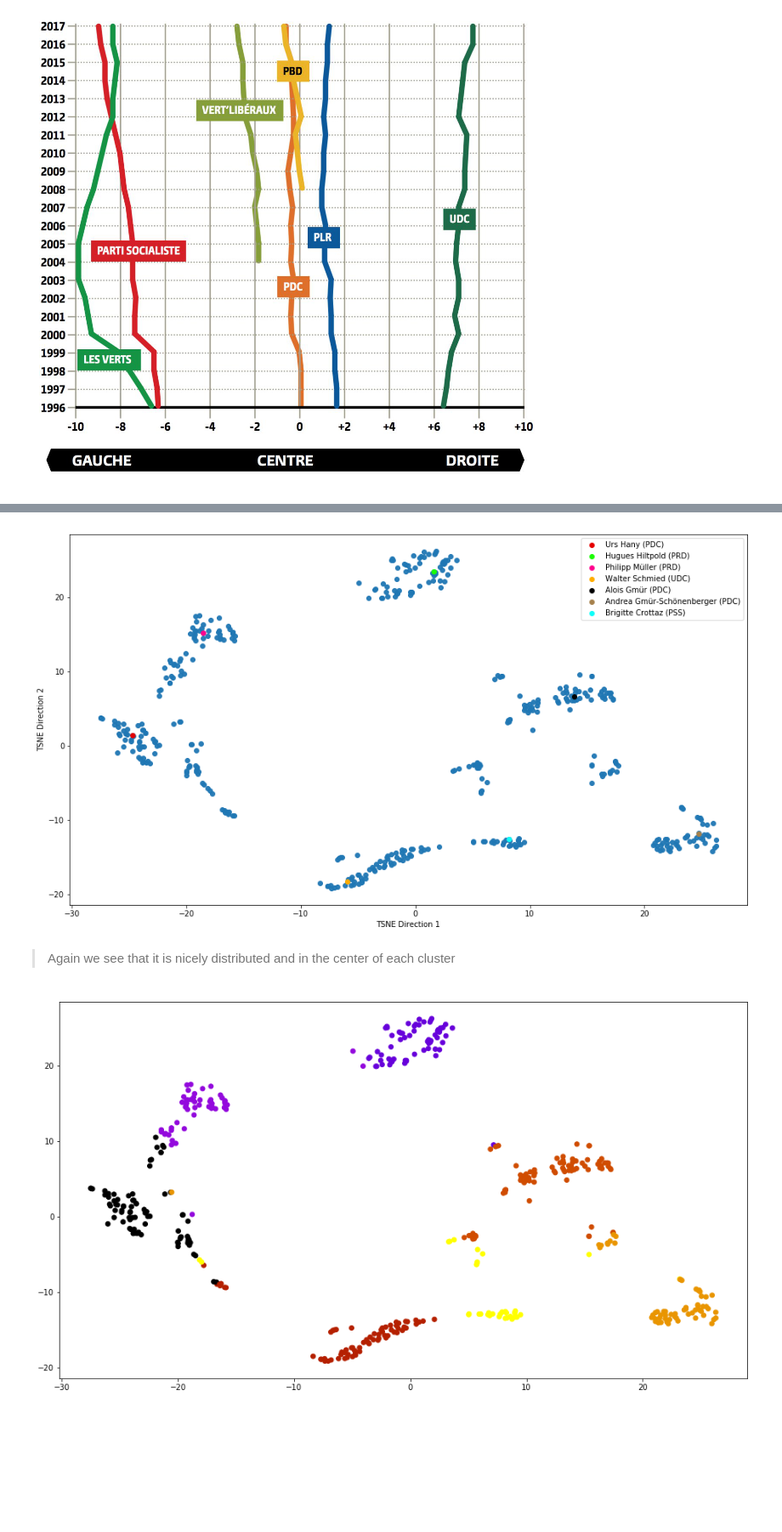
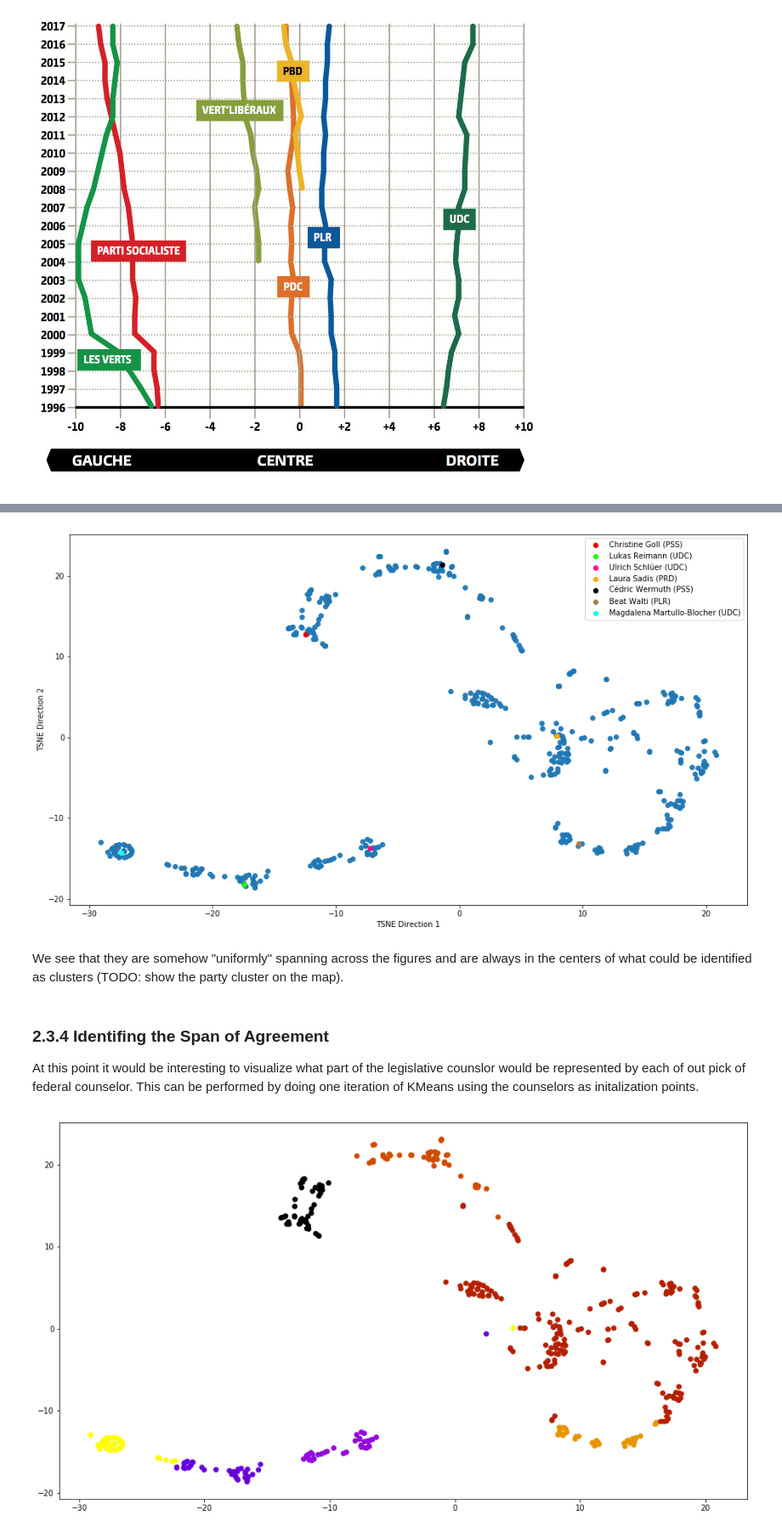
Before and after one commit to guarin/voting_behavior_analysis, a Jupyter notebook: src/milestone2.ipynb, the cells around one changed output, grey strips where cells are left out. Shown at 85% size. Drawn from its saved outputs; the diff is of its cells as text; code cells hidden in the pictures; blank space fills up the shorter version.

Commit message:
Updated part 3, Started what comes next

```diff
--- a/src/milestone2.ipynb
+++ b/src/milestone2.ipynb
@@ -563,6 +354,0 @@ sp_evals, sp_evecs = spectral_embedding(knn_graph)
-# %%
-def spectral_clustering(evecs, k):
-    red = evecs[:,:k]
-    clusters = KMeans(n_clusters=k).fit_predict(red)
-    return clusters
-spec_cl_7 = spectral_clustering(sp_evecs, 7)
@@ -604,0 +482,6 @@ TODO: get local copy of image or use this line to vagly do our own spectrum
+# %%
+# Here we reuse the 7 clusters spectral clustering that we computed above
+clusters = pd.DataFrame({"Nodes":knn_graph.nodes(),"Clusters":spec_cl_7,"Degree":[knn_graph.degree(n) for n in knn_graph.nodes()]})
+clusters = clusters.set_index("Clusters")
+# Here we pick for each degree the latest node which gives us the most recent concelor
+max_per_clusters = clusters.groupby(["Clusters","Degree"]).last().groupby("Clusters").last()
@@ -604,0 +490,6 @@ TODO: get local copy of image or use this line to vagly do our own spectrum
+# %%
+councillorids = [ids_to_CouncillorId[x["Nodes"]] for i,x in max_per_clusters.iterrows() ]
+better_counselor_df = full_votes.loc[full_votes["CouncillorId"].isin(councillorids)]
+better_counselor_df = better_counselor_df[["FirstName","LastName","PartyAbbreviation","CouncillorId"]].drop_duplicates(["FirstName","LastName"])
+better_counselor_df = better_counselor_df.set_index("CouncillorId")
+better_counselor_df["idx"] = list(map(lambda x : CouncillorId_to_idx[x] ,better_counselor_df.index))
@@ -625,18 +538,17 @@ highlight_nodes_network(better_conselor_df)
 # %%
-highlight_nodes_tsne(better_conselor_df,tsne)
+highlight_nodes_tsne(better_counselor_df,tsne)
 # %% [output]
-[figure, old version]
+[figure, new version]
-# %% [markdown]
-> Again we see that it is nicely distributed and in the center of each cluster
-# %%
-def visualize_clusterings(coordinates, clusters):
-    plt.figure(figsize=(16,9))
-    plt.title("K Means Clustering with 7 hubs as seeds")
-    plt.scatter(coordinates[:,0], coordinates[:,1], c=clusters, cmap="gnuplot")
+# %% [markdown]
+We see that they are somehow "uniformly" spanning across the figures  and are always in the centers of what could be identified as clusters (TODO: show the party cluster on the map).
+# %% [markdown]
+### 2.3.4 Identifing the Span of Agreement
+At this point it would be interesting to visualize what part of the legislative counslor would be represented by each of out pick of federal counselor. This can be performed by doing one iteration of KMeans using the counselors as initalization points.
 # %%
-seeds = np.asarray([pc[x["idx"],:] for i,x in better_conselor_df.iterrows() ])
-cl = KMeans(n_clusters=7,init=seeds).fit(pc)
+plt.figure(figsize=(16,9))
+seeds = np.asarray([pc[x["idx"],:] for i,x in better_counselor_df.iterrows() ])
+cl = KMeans(n_clusters=7,init=seeds,max_iter=1).fit(pc)
 visualize_clusterings(tsne, cl.labels_)
 # %% [output]
-[figure, old version]
+[figure, new version]
 # %% [markdown]
```
Also changed, not shown: parts of 69 cells of this notebook.
